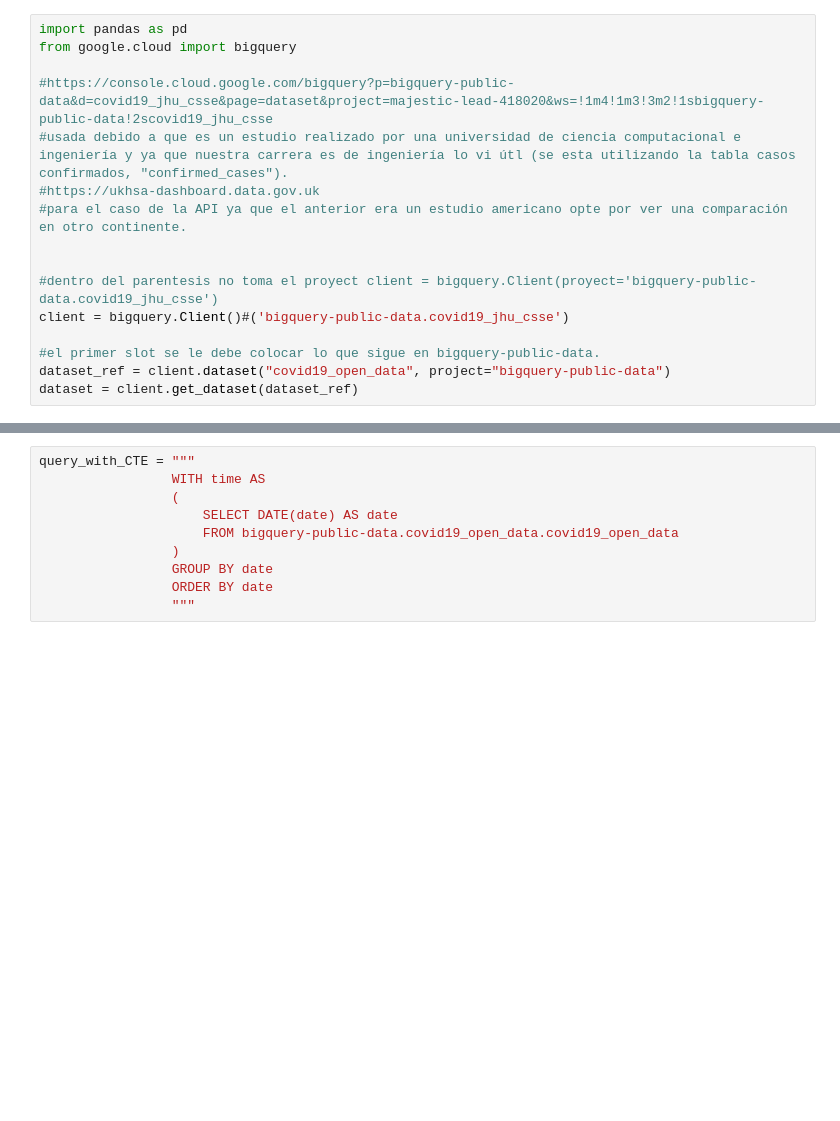
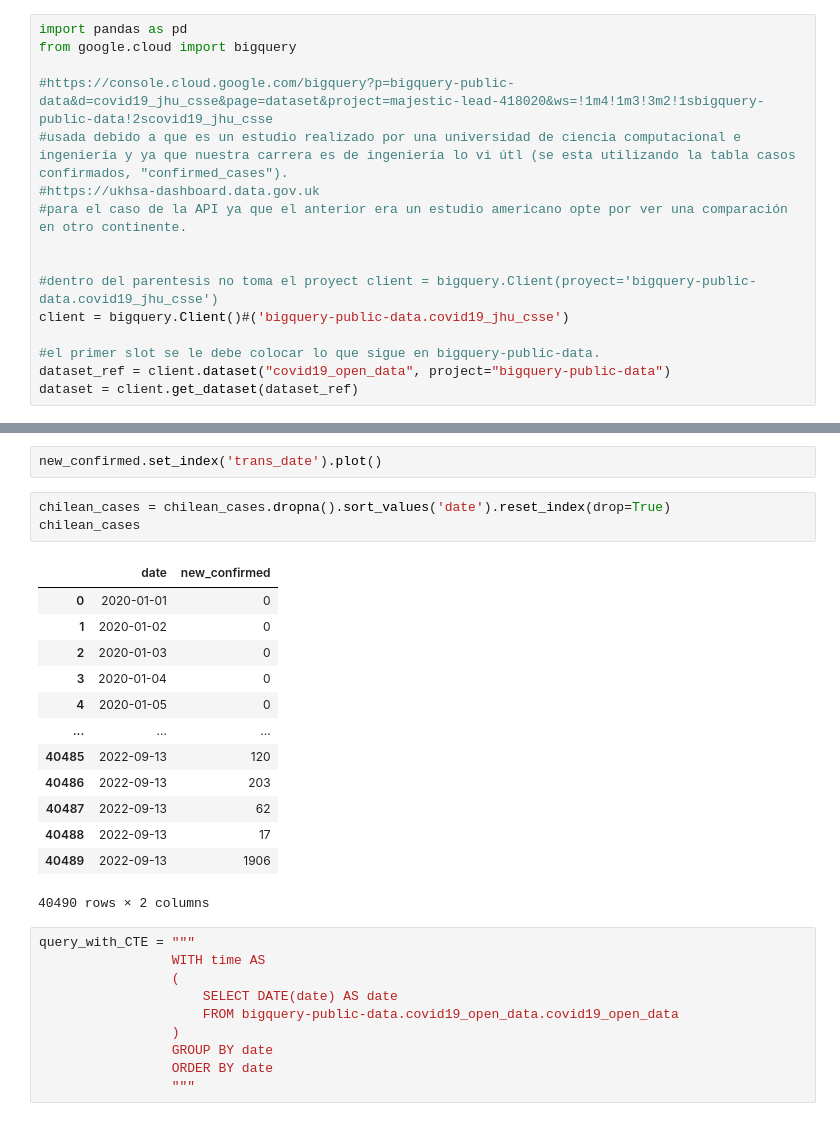
Before and after one commit to AlanUrrutiaQuezada/Prueba-Miner-a-de-datos, a Jupyter notebook: Prueba1_nuevo.ipynb, the cells around one changed output, grey strips where cells are left out. Cells and saved outputs as stored; diff of their text form; blank space fills up the shorter version.

```diff
--- a/Prueba1_nuevo.ipynb
+++ b/Prueba1_nuevo.ipynb
@@ -51,3 +58,22 @@ chilean_cases
+# %%
+new_confirmed.set_index('trans_date').plot()
+# %%
+chilean_cases = chilean_cases.dropna().sort_values('date').reset_index(drop=True)
+chilean_cases
+# %% [output]
+|  | date | new_confirmed |
+| 0 | 2020-01-01 | 0 |
+| 1 | 2020-01-02 | 0 |
+| 2 | 2020-01-03 | 0 |
+| 3 | 2020-01-04 | 0 |
+| 4 | 2020-01-05 | 0 |
+| ... | ... | ... |
+| 40485 | 2022-09-13 | 120 |
+| 40486 | 2022-09-13 | 203 |
+| 40487 | 2022-09-13 | 62 |
+| 40488 | 2022-09-13 | 17 |
+| 40489 | 2022-09-13 | 1906 |
+40490 rows × 2 columns
 # %%
 query_with_CTE = """
                  WITH time AS
```
Also changed, not shown: parts of 4 cells of this notebook.
